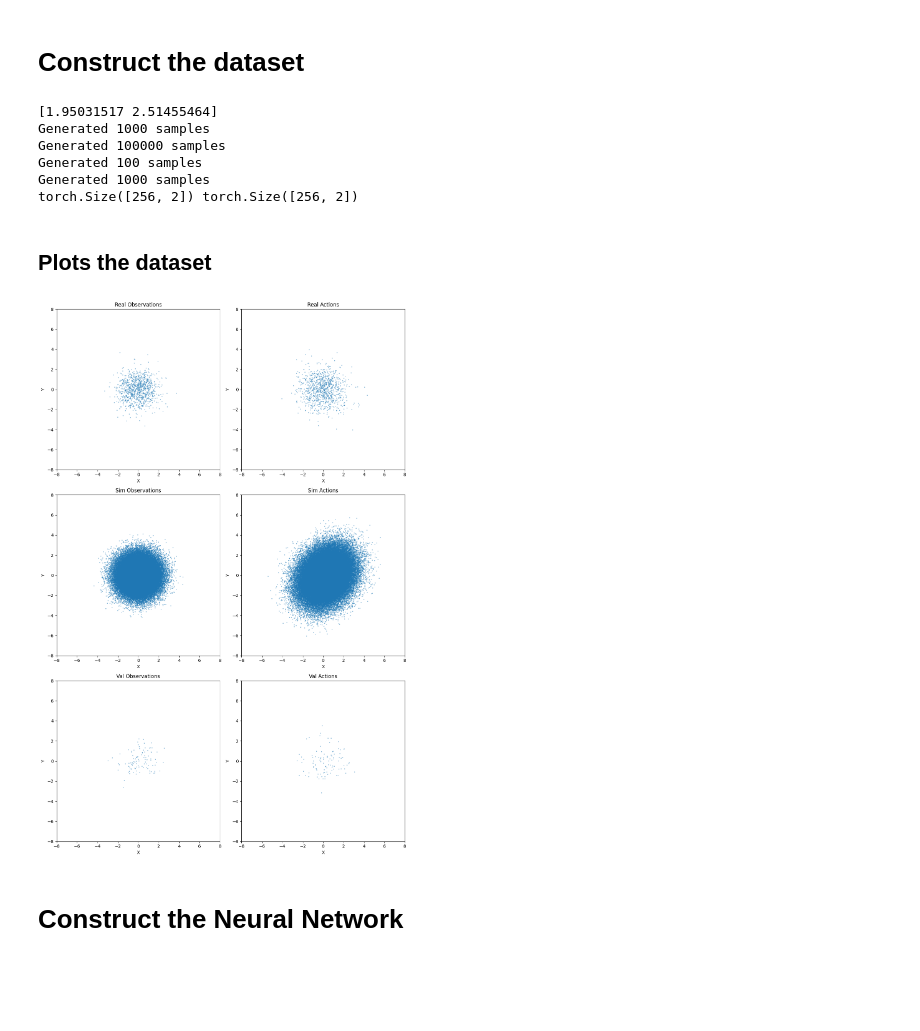
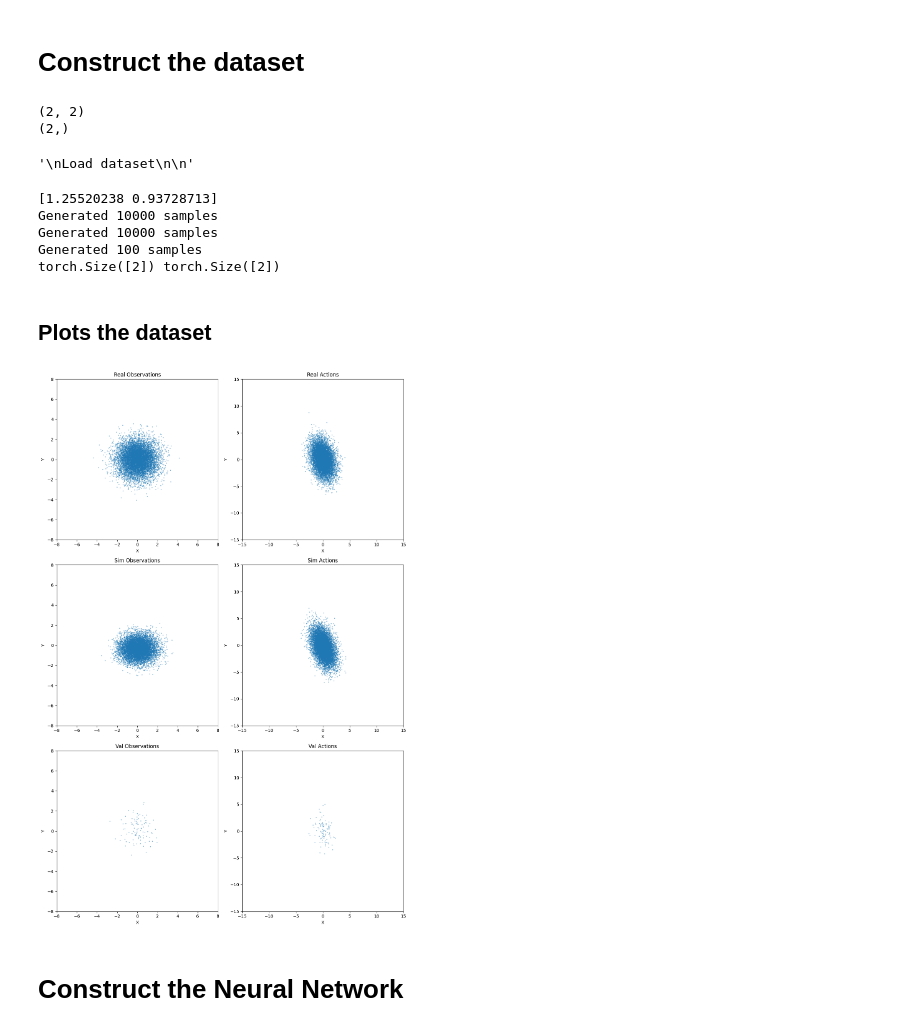
Before and after one commit to rohbws/DiffusionCoTrainingToy, a Jupyter notebook: train_model.ipynb, the cells around one changed output. Cells and saved outputs as stored; diff of their text form; code cells hidden in the pictures; blank space fills up the shorter version.

```diff
--- a/train_model.ipynb
+++ b/train_model.ipynb
@@ -5,13 +5,13 @@ from dataclasses import dataclass
 class TrainingConfig:
     image_size = 2  # the generated image resolution
     model_id = 1
-    train_batch_size = 256
-    eval_batch_size = 256  # how many images to sample during evaluation
-    num_epochs = 500
+    train_batch_size = 100  # how many images to sample during training
+    eval_batch_size = 100  # how many images to sample during evaluation
+    num_epochs = 50
     patience = 200  # early stopping patience
     gradient_accumulation_steps = 1
-    learning_rate = 1e-4
-    lr_warmup_steps = 500
+    learning_rate = 1e-3
+    lr_warmup_steps = 50
     save_image_epochs = 10
     save_model_epochs = 30
     output_dir = f"saved_models/run_{model_id}/"  # the model name locally and on the HF Hub
@@ -94,16 +103,33 @@ def get_sim_trans(seed_A=None, seed_B=None, mag=0.5):
 
     return trans_func
+# %%
+# Set parameters
+
+action_dim = 2
+cov = generate_random_cov_matrix(action_dim)
+sim_cov = cov + generate_random_cov_matrix(action_dim) * 0.2
+samples_per_obs = 1
+real_samples = int(10000 / samples_per_obs)
+sim_saples = int(10000 / samples_per_obs)
+
+sim_trans_func = get_sim_trans()
+
+"""
+Load dataset
+
+"""
+
+# cov = np.loadtxt(f"{config.output_dir}cov-{config.model_id}.csv", delimiter=",")
+# sim_cov = np.loadtxt(f"{config.output_dir}sim_cov-{config.model_id}.csv", delimiter=",")
+# A_val = np.loadtxt(f"A{config.model_id}.csv", delimiter=",")
+# b_val = np.loadtxt(f"B{config.model_id}.csv", delimiter=",")
+# sim_trans_func = get_sim_trans(A_val, b_val)
+# %% [output]
+(2, 2)
+(2,)
+'\nLoad dataset\n\n'
 # %%
-# Set parameters
 
-action_dim = 2
-cov = generate_random_cov_matrix(action_dim)
-sim_cov = cov + generate_random_cov_matrix(action_dim) * 0.01
-samples_per_obs = 1
-real_samples = int(1000 / samples_per_obs)
-sim_saples = int(100000 / samples_per_obs)
-
-sim_trans_func = get_sim_trans()
 
 np.savetxt(f"{config.output_dir}cov-{config.model_id}.csv", cov, delimiter=",")
 np.savetxt(f"{config.output_dir}sim_cov-{config.model_id}.csv", sim_cov, delimiter=",")
@@ -117,33 +143,23 @@ real_dataset = GaussianDataset(real_samples, action_dim, cov, samples_per_obs)
 sim_dataset = GaussianDataset(sim_saples, action_dim, sim_cov, samples_per_obs, obs_trans=sim_trans_func)
 
 val_dataset = GaussianDataset(100, action_dim, cov, samples_per_obs)
-
-test_dataset = GaussianDataset(1000, action_dim, cov, samples_per_obs)
-
-# Concatenate datasets
-dataset = ConcatDataset([real_dataset, sim_dataset])
-
 # Create data loader
 batch_size = config.train_batch_size
-data_loader = torch.utils.data.DataLoader(dataset, batch_size=batch_size, shuffle=True)
 
 val_data_loader = torch.utils.data.DataLoader(val_dataset, batch_size=batch_size, shuffle=True)
 
-test_data_loader = torch.utils.data.DataLoader(test_dataset, batch_size=batch_size, shuffle=True)
-
-for step, batch in enumerate(data_loader):
+for step, batch in enumerate(val_dataset):
     o, a = batch
     print(o.shape, a.shape)
     break
 
 # Construct validation dataset
 # %% [output]
-[1.95031517 2.51455464]
-Generated 1000 samples
-Generated 100000 samples
+[1.25520238 0.93728713]
+Generated 10000 samples
+Generated 10000 samples
 Generated 100 samples
-Generated 1000 samples
-torch.Size([256, 2]) torch.Size([256, 2])
+torch.Size([2]) torch.Size([2])
 # %%
 torch.save(val_dataset, f"{config.output_dir}val_data_set-{config.model_id}.pt")
 # %% [markdown]
@@ -180,8 +196,8 @@ plt.scatter(real_act[:, 0], real_act[:, 1], s=1, alpha=0.5)
 plt.title("Real Actions")
 plt.xlabel("X")
 plt.ylabel("Y")
-plt.xlim(-8, 8)
-plt.ylim(-8, 8)
+plt.xlim(-15, 15)
+plt.ylim(-15, 15)
 
 # Sim dataset
 plt.subplot(3, 2, 3)
@@ -189,38 +205,38 @@ plt.scatter(sim_obs[:, 0], sim_obs[:, 1], s=1, alpha=0.5)
 plt.title("Sim Observations")
 plt.xlabel("X")
 plt.ylabel("Y")
 plt.xlim(-8, 8)
 plt.ylim(-8, 8)
 
 plt.subplot(3, 2, 4)
 plt.scatter(sim_act[:, 0], sim_act[:, 1], s=1, alpha=0.5)
 plt.title("Sim Actions")
 plt.xlabel("X")
 plt.ylabel("Y")
-plt.xlim(-8, 8)
-plt.ylim(-8, 8)
+plt.xlim(-15, 15)
+plt.ylim(-15, 15)
 
 # Val dataset
 plt.subplot(3, 2, 5)
 plt.scatter(val_obs[:, 0], val_obs[:, 1], s=1, alpha=0.5)
 plt.title("Val Observations")
 plt.xlabel("X")
 plt.ylabel("Y")
 plt.xlim(-8, 8)
 plt.ylim(-8, 8)
 
 plt.subplot(3, 2, 6)
 plt.scatter(val_act[:, 0], val_act[:, 1], s=1, alpha=0.5)
 plt.title("Val Actions")
 plt.xlabel("X")
 plt.ylabel("Y")
-plt.xlim(-8, 8)
-plt.ylim(-8, 8)
+plt.xlim(-15, 15)
+plt.ylim(-15, 15)
 
 plt.tight_layout()
 plt.show()
 # %% [output]
-[figure, old version]
+[figure, new version]
 # %% [markdown]
 # Construct the Neural Network
 # %%
```
Also changed, not shown: parts of 10 cells of this notebook, 14 other files.
